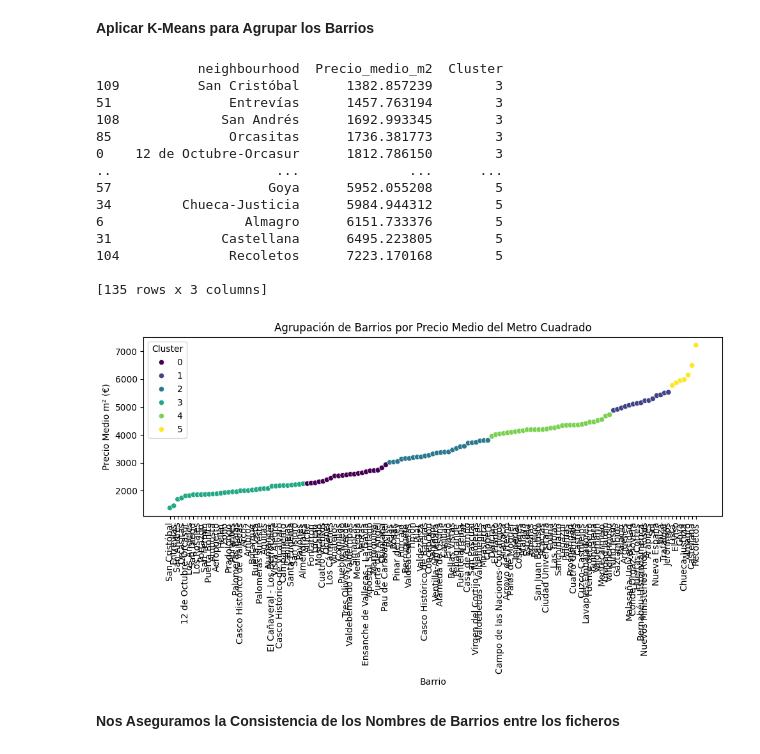
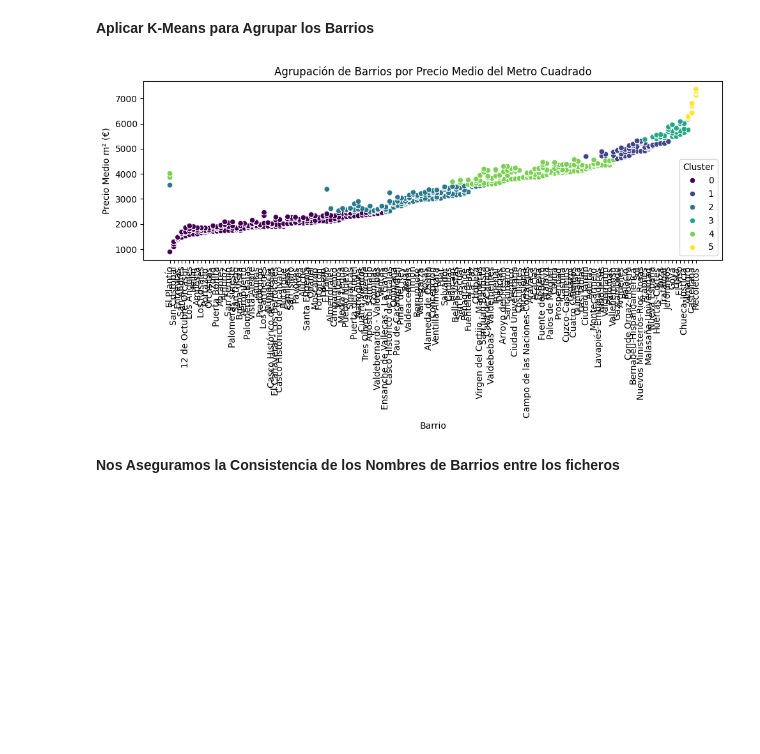
Before and after one commit to edouardor/Idealista_2024, a Jupyter notebook: Notebooks/Idealista Madrid github.ipynb, the cells around one changed output. Saved outputs shown, nothing was run; the diff lists cells and outputs as text; code cells hidden in the pictures; blank space fills up the shorter version.

```diff
--- a/Notebooks/Idealista Madrid github.ipynb
+++ b/Notebooks/Idealista Madrid github.ipynb
@@ -120,6 +193,5 @@ mean_unitprice_by_period
-# %%
-# Calcular el precio medio por m² para cada barrio y período
-df['Precio_medio_m2'] = df.groupby(['neighbourhood', 'PERIOD'])['UNITPRICE'].transform('mean')
+# %%
+df.loc[:, 'Precio_medio_m2'] = df.groupby(['neighbourhood', 'PERIOD'])['UNITPRICE'].transform('mean')
 # %%
 df.head(3)
 # %% [output]
@@ -170,0 +261,12 @@ Hemos quitado 1445 pisos
+# %%
+# prompt: cual es el error (Mape) entre PRICE y CONSTRUCTEDAREA * Precio_medio_m2 ?
+
+# Calculate the predicted price based on CONSTRUCTEDAREA and Precio_medio_m2
+df['predicted_price'] = df['CONSTRUCTEDAREA'] * df['Precio_medio_m2']
+
+# Calculate the Mean Absolute Percentage Error (MAPE)
+df['percentage_error'] = abs((df['PRICE'] - df['predicted_price']) / df['PRICE']) * 100
+
+mape = df['percentage_error'].mean()
+
+print(f"El MAPE entre PRICE y CONSTRUCTEDAREA * Precio_medio_m2 es: {mape:.2f}%")
@@ -359,42 +314,27 @@ k_optimo = 6
 
 # Inicializar y ajustar el modelo
 kmeans = KMeans(n_clusters=k_optimo, random_state=42)
-precio_medio_barrio['Cluster'] = kmeans.fit_predict(precio_medio_barrio[['Precio_medio_m2']])
+df['Cluster'] = kmeans.fit_predict(df[['Precio_medio_m2']])
 
 # Opcional: Añadir los centroides
 centroides = kmeans.cluster_centers_
 # %%
 # Ordenar los barrios por precio medio y cluster
-precio_medio_barrio.sort_values('Precio_medio_m2', inplace=True)
+df.sort_values('Precio_medio_m2', inplace=True)
 
-print(precio_medio_barrio)
 
 # Visualización con Seaborn
 plt.figure(figsize=(10, 6))
-sns.scatterplot(data=precio_medio_barrio, x='neighbourhood', y='Precio_medio_m2', hue='Cluster', palette='viridis')
+sns.scatterplot(data=df, x='neighbourhood', y='Precio_medio_m2', hue='Cluster', palette='viridis')
 plt.xticks(rotation=90)
 plt.xlabel('Barrio')
 plt.ylabel('Precio Medio m² (€)')
 plt.title('Agrupación de Barrios por Precio Medio del Metro Cuadrado')
 plt.legend(title='Cluster')
 plt.tight_layout()
 plt.show()
 # %% [output]
-             neighbourhood  Precio_medio_m2  Cluster
-109          San Cristóbal      1382.857239        3
-51               Entrevías      1457.763194        3
-108             San Andrés      1692.993345        3
-85               Orcasitas      1736.381773        3
-0    12 de Octubre-Orcasur      1812.786150        3
-..                     ...              ...      ...
-57                    Goya      5952.055208        5
-34         Chueca-Justicia      5984.944312        5
-6                  Almagro      6151.733376        5
-31              Castellana      6495.223805        5
-104              Recoletos      7223.170168        5
-
-[135 rows x 3 columns]
-[figure, old version]
+[figure, new version]
 # %% [markdown]
 **Nos Aseguramos la Consistencia de los Nombres de Barrios entre los ficheros**
 # %%
```
Also changed, not shown: parts of 40 cells of this notebook.
